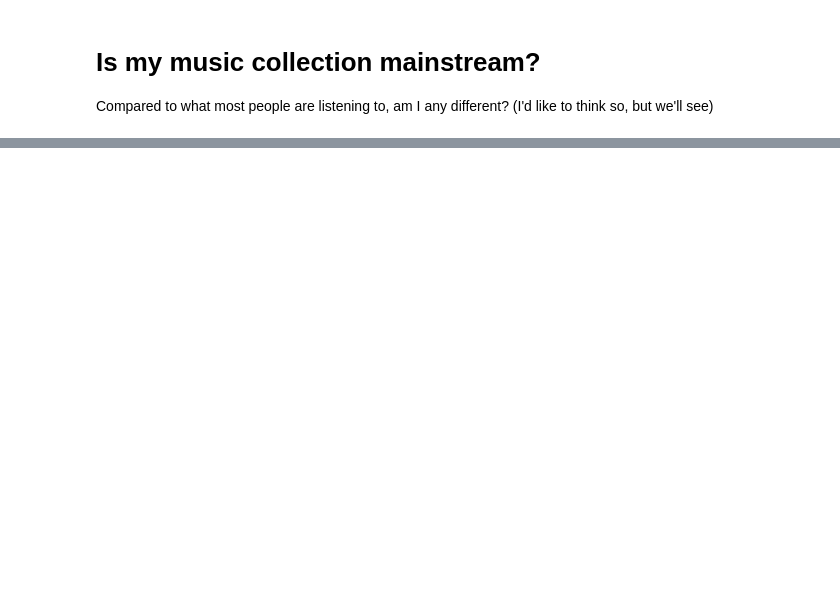
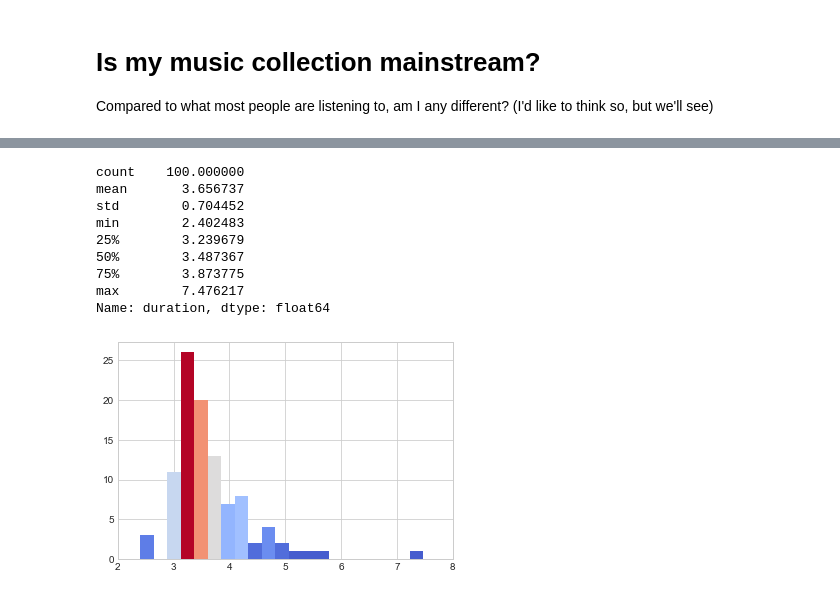
Before and after one commit to liebscher/musicanalysis, a Jupyter notebook: 3_Data_Explore.ipynb, the cells around one changed output, grey strips where cells are left out. Cells and saved outputs as stored; diff of their text form; code cells hidden in the pictures; blank space fills up the shorter version.

```diff
--- a/3_Data_Explore.ipynb
+++ b/3_Data_Explore.ipynb
@@ -587,0 +690,17 @@ mainstream[mainstream['tempo'] > 168]
+# %%
+mainstream['duration'] = mainstream['duration_ms'] / 1000 / 60
+mainstream = mainstream.drop('duration_ms', axis=1)
+# %%
+hist(mainstream['duration'], [2,8], 21)
+print(mainstream['duration'].describe())
+# %% [output]
+count    100.000000
+mean       3.656737
+std        0.704452
+min        2.402483
+25%        3.239679
+50%        3.487367
+75%        3.873775
+max        7.476217
+Name: duration, dtype: float64
+[figure, added]
```
Also changed, not shown: parts of 32 cells of this notebook.
